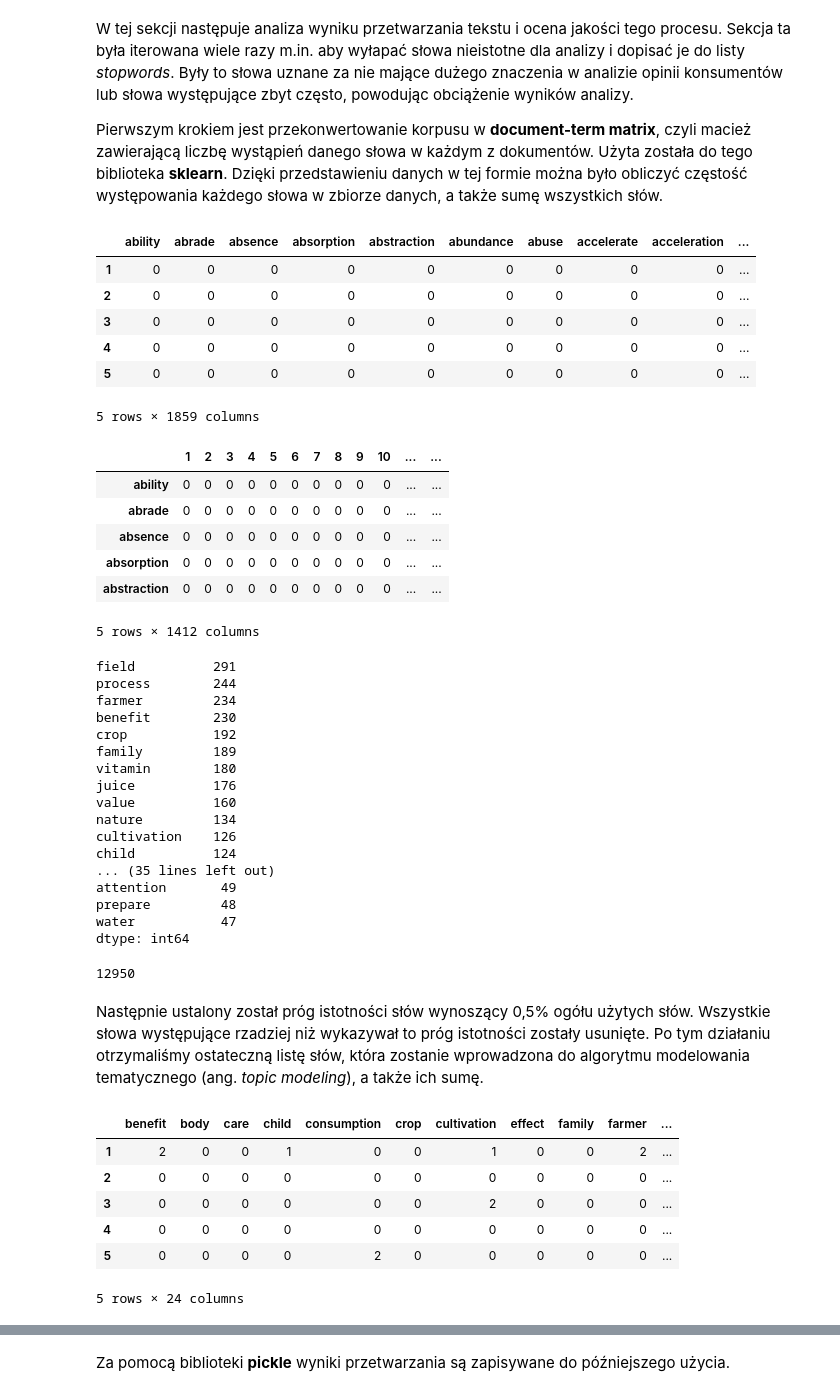
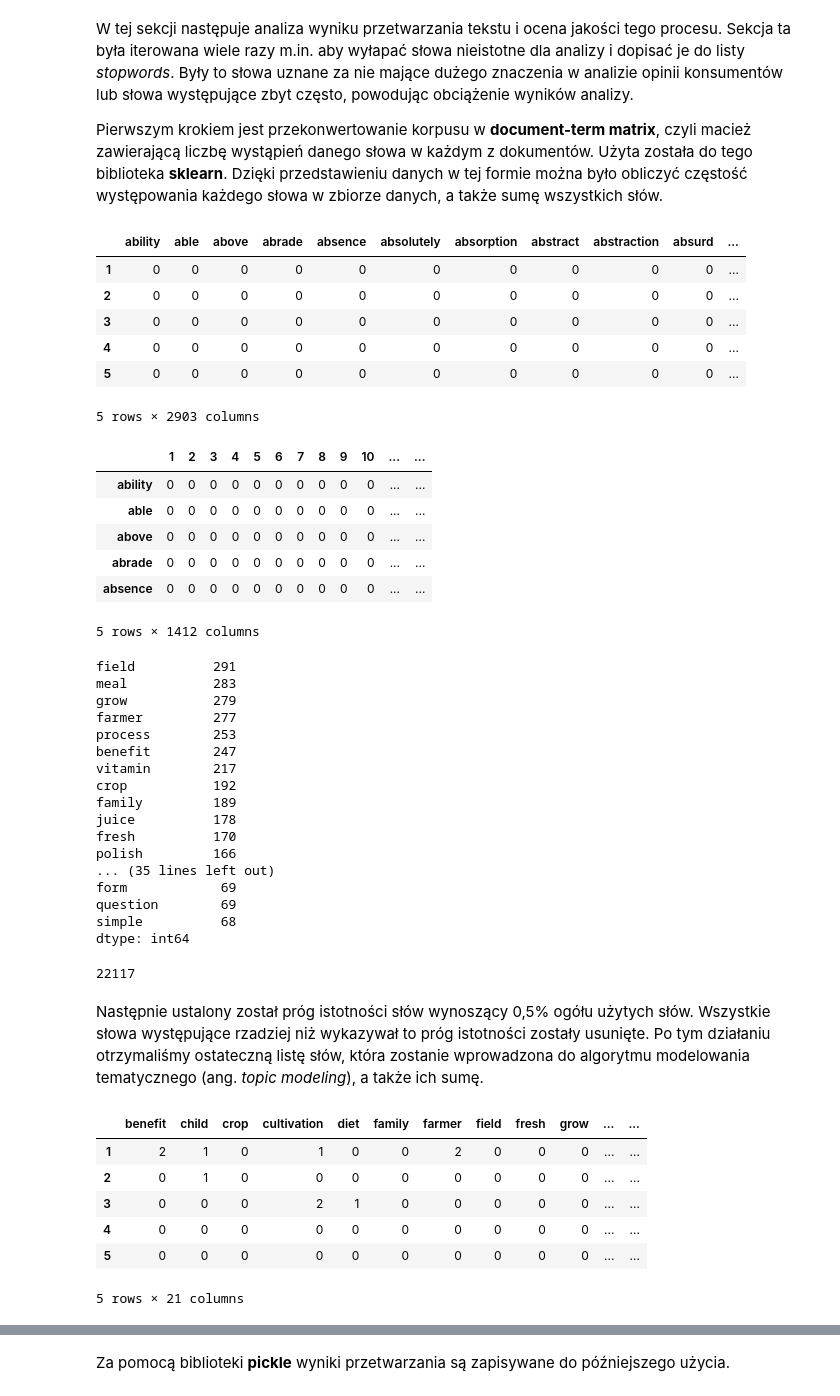
Before and after one commit to chomiczdawid/apprenticeship-project, a Jupyter notebook: 2_data_processing.ipynb, the cells around one changed output, grey strips where cells are left out. Cells and saved outputs as stored; diff of their text form; code cells hidden in the pictures.

```diff
--- a/2_data_processing.ipynb
+++ b/2_data_processing.ipynb
@@ -127,7 +127,7 @@ my_stopwords.extend(add_list)
 add_list2 = ['vegetable','product','advertising','food','good','color','also','idea','well','could','example','message']
 my_stopwords.extend(add_list2)
 #słowa zbyt duże
-add_list3 = ['healthy','carrot','eat','ate','dish','many','big','small','various','important','different',
+add_list3 = ['healthy','carrot','eat','ate','many','big','small','various','important','different',
              'present','delicious','human','beautiful','short','rabbit','promote','encourage','people','health']
 my_stopwords.extend(add_list3)
 
@@ -185,10 +183,7 @@ def text_processing(text):
     #usuwanie nie angielskich słów
     tokens_english_only = [word for word in tokens_without_sw if word in words or not word.isalpha()]
     #tylko rzeczowniki
-    tokens_adj_only = [word for (word,tag) in nltk.pos_tag(tokens_english_only, tagset='universal', lang='eng')
-                       if (tag == "NOUN")
-                      ]
-    return tokens_adj_only
+    return tokens_english_only
 
 df_clean['text_pr_list'] = df_clean.text.apply(text_processing)
 
@@ -254,23 +249,23 @@ dtm = pd.DataFrame(dtm_cv.toarray(), columns=cv.get_feature_names())
 dtm.index = df.index
 dtm.head()
 # %% [output]
-|  | ability | abrade | absence | absorption | abstraction | abundance | abuse | accelerate | acceleration | ... |
-| 1 | 0 | 0 | 0 | 0 | 0 | 0 | 0 | 0 | 0 | ... |
-| 2 | 0 | 0 | 0 | 0 | 0 | 0 | 0 | 0 | 0 | ... |
-| 3 | 0 | 0 | 0 | 0 | 0 | 0 | 0 | 0 | 0 | ... |
-| 4 | 0 | 0 | 0 | 0 | 0 | 0 | 0 | 0 | 0 | ... |
-| 5 | 0 | 0 | 0 | 0 | 0 | 0 | 0 | 0 | 0 | ... |
+|  | ability | able | above | abrade | absence | absolutely | absorption | abstract | abstraction | absurd | ... |
+| 1 | 0 | 0 | 0 | 0 | 0 | 0 | 0 | 0 | 0 | 0 | ... |
+| 2 | 0 | 0 | 0 | 0 | 0 | 0 | 0 | 0 | 0 | 0 | ... |
+| 3 | 0 | 0 | 0 | 0 | 0 | 0 | 0 | 0 | 0 | 0 | ... |
+| 4 | 0 | 0 | 0 | 0 | 0 | 0 | 0 | 0 | 0 | 0 | ... |
+| 5 | 0 | 0 | 0 | 0 | 0 | 0 | 0 | 0 | 0 | 0 | ... |
-5 rows × 1859 columns
+5 rows × 2903 columns
 # %%
 dtm = dtm.T
 dtm.head()
 # %% [output]
 |  | 1 | 2 | 3 | 4 | 5 | 6 | 7 | 8 | 9 | 10 | ... | ... |
 | ability | 0 | 0 | 0 | 0 | 0 | 0 | 0 | 0 | 0 | 0 | ... | ... |
+| able | 0 | 0 | 0 | 0 | 0 | 0 | 0 | 0 | 0 | 0 | ... | ... |
+| above | 0 | 0 | 0 | 0 | 0 | 0 | 0 | 0 | 0 | 0 | ... | ... |
 | abrade | 0 | 0 | 0 | 0 | 0 | 0 | 0 | 0 | 0 | 0 | ... | ... |
 | absence | 0 | 0 | 0 | 0 | 0 | 0 | 0 | 0 | 0 | 0 | ... | ... |
-| absorption | 0 | 0 | 0 | 0 | 0 | 0 | 0 | 0 | 0 | 0 | ... | ... |
-| abstraction | 0 | 0 | 0 | 0 | 0 | 0 | 0 | 0 | 0 | 0 | ... | ... |
 5 rows × 1412 columns
 # %%
 word_count = dtm.sum(axis=1).sort_values(ascending=False)
@@ -278,40 +273,40 @@ word_count = dtm.sum(axis=1).sort_values(ascending=False)
 word_count.head(50)
 # %% [output]
 field          291
-process        244
-farmer         234
-benefit        230
+meal           283
+grow           279
+farmer         277
+process        253
+benefit        247
+vitamin        217
 crop           192
 family         189
-vitamin        180
-juice          176
-value          160
-nature         134
-cultivation    126
-child          124
+juice          178
+fresh          170
+polish         166
 ... (35 lines left out)
-attention       49
-prepare         48
-water           47
+form            69
+question        69
+simple          68
 dtype: int64
 # %%
 word_count.sum()
 # %% [output]
-12950
+22117
 # %% [markdown]
 Następnie ustalony został próg istotności słów wynoszący 0,5% ogółu użytych słów. Wszystkie słowa występujące rzadziej niż wykazywał to próg istotności zostały usunięte. Po tym działaniu otrzymaliśmy ostateczną listę słów, która zostanie wprowadzona do algorytmu modelowania tematycznego (ang. *topic modeling*), a także ich sumę.
 # %%
 # 69 stanowi ok 0,5% wszystkich słów
-dtm_top = dtm.drop(dtm[(dtm.sum(axis=1) < 69) | (dtm.sum(axis=1) > 1000)].index)
+dtm_top = dtm.drop(dtm[(dtm.sum(axis=1) < 118) | (dtm.sum(axis=1) > 1000)].index)
 dtm_top.T.head()
 # %% [output]
-|  | benefit | body | care | child | consumption | crop | cultivation | effect | family | farmer | ... |
-| 1 | 2 | 0 | 0 | 1 | 0 | 0 | 1 | 0 | 0 | 2 | ... |
-| 2 | 0 | 0 | 0 | 0 | 0 | 0 | 0 | 0 | 0 | 0 | ... |
-| 3 | 0 | 0 | 0 | 0 | 0 | 0 | 2 | 0 | 0 | 0 | ... |
-| 4 | 0 | 0 | 0 | 0 | 0 | 0 | 0 | 0 | 0 | 0 | ... |
-| 5 | 0 | 0 | 0 | 0 | 2 | 0 | 0 | 0 | 0 | 0 | ... |
+|  | benefit | child | crop | cultivation | diet | family | farmer | field | fresh | grow | ... | ... |
+| 1 | 2 | 1 | 0 | 1 | 0 | 0 | 2 | 0 | 0 | 0 | ... | ... |
+| 2 | 0 | 1 | 0 | 0 | 0 | 0 | 0 | 0 | 0 | 0 | ... | ... |
+| 3 | 0 | 0 | 0 | 2 | 1 | 0 | 0 | 0 | 0 | 0 | ... | ... |
+| 4 | 0 | 0 | 0 | 0 | 0 | 0 | 0 | 0 | 0 | 0 | ... | ... |
+| 5 | 0 | 0 | 0 | 0 | 0 | 0 | 0 | 0 | 0 | 0 | ... | ... |
-5 rows × 24 columns
+5 rows × 21 columns
 # %%
 word_count_top = dtm_top.sum(axis=1).sort_values(ascending=False)
 # %%
```
Also changed, not shown: parts of 8 cells of this notebook, 16 other files.
